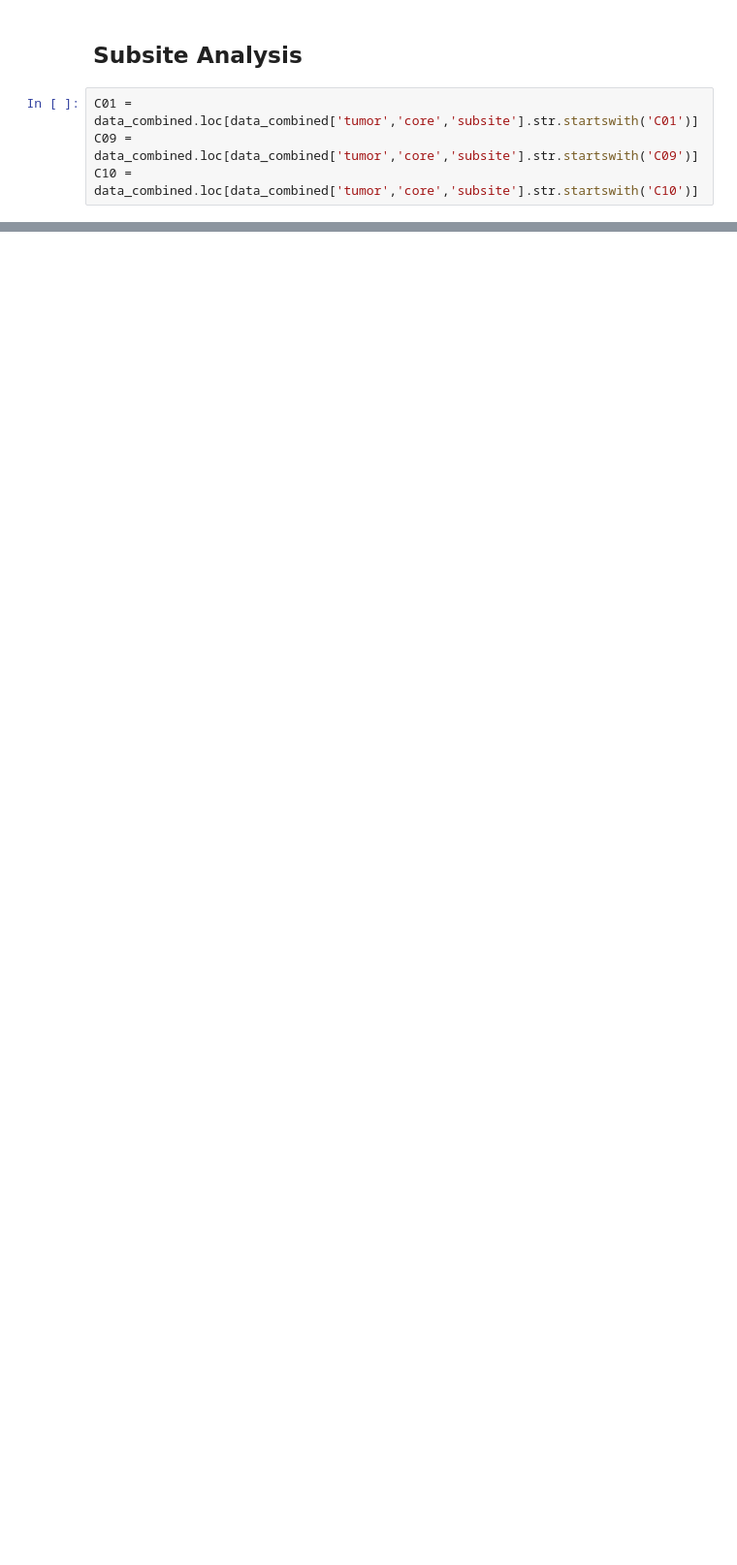
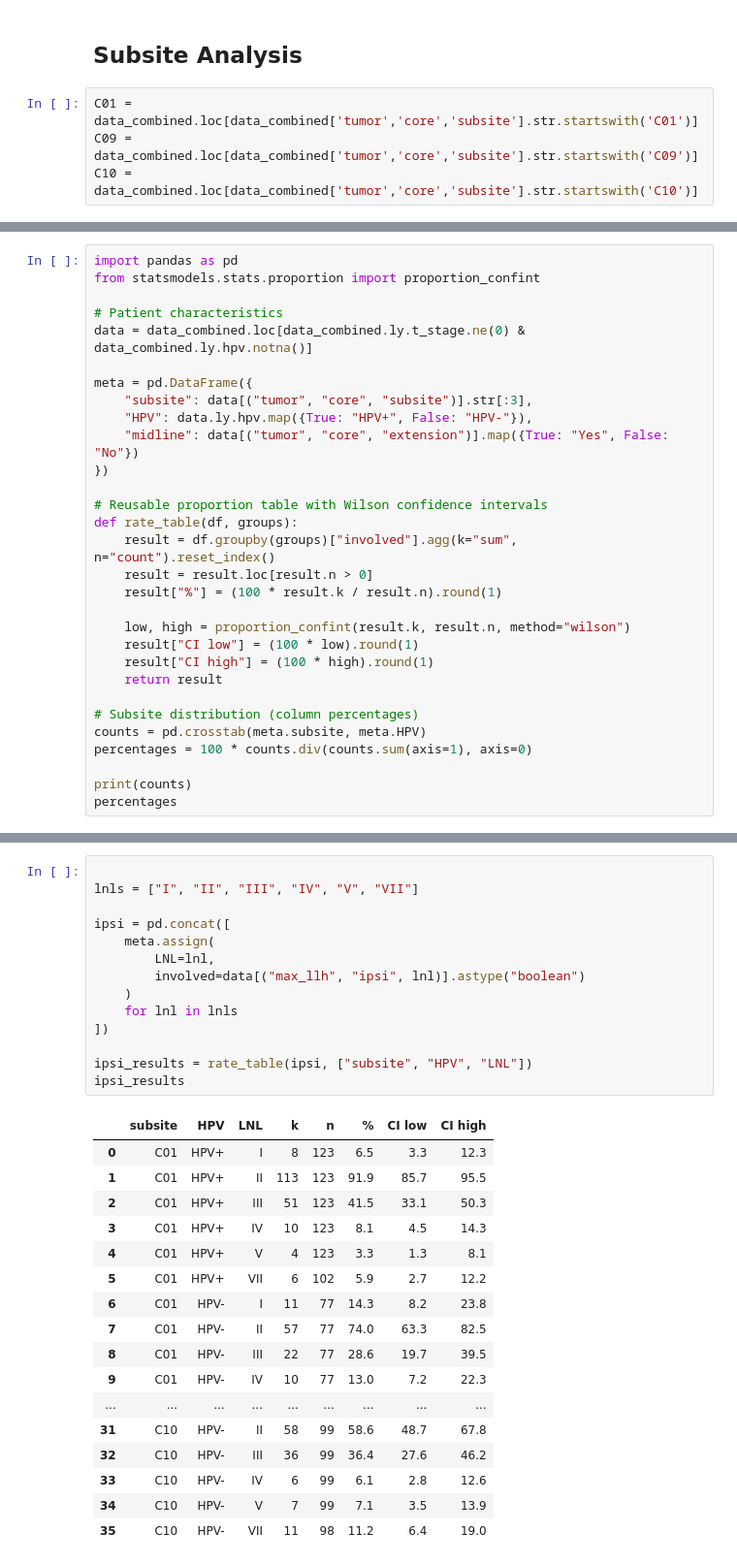
Before and after one commit to YoelPH/HPV-Analysis-PhD-Thesis, a Jupyter notebook: Paper_data_analysis_2026_no_T0.ipynb, the cells around one changed output, grey strips where cells are left out. Shown at 97% size. Saved outputs shown, nothing was run; the diff lists cells and outputs as text; blank space fills up the shorter version.

Commit message:
added subsite analysis

```diff
--- a/Paper_data_analysis_2026_no_T0.ipynb
+++ b/Paper_data_analysis_2026_no_T0.ipynb
@@ -2013,0 +2018,30 @@ T3/T4 HPV-   VII   1/32       3.1%    N/A
+# %%
+import pandas as pd
+from statsmodels.stats.proportion import proportion_confint
+
+# Patient characteristics
+data = data_combined.loc[data_combined.ly.t_stage.ne(0) & data_combined.ly.hpv.notna()]
+
+meta = pd.DataFrame({
+    "subsite": data[("tumor", "core", "subsite")].str[:3],
+    "HPV": data.ly.hpv.map({True: "HPV+", False: "HPV-"}),
+    "midline": data[("tumor", "core", "extension")].map({True: "Yes", False: "No"})
+})
+
+# Reusable proportion table with Wilson confidence intervals
+def rate_table(df, groups):
+    result = df.groupby(groups)["involved"].agg(k="sum", n="count").reset_index()
+    result = result.loc[result.n > 0]
+    result["%"] = (100 * result.k / result.n).round(1)
+
+    low, high = proportion_confint(result.k, result.n, method="wilson")
+    result["CI low"] = (100 * low).round(1)
+    result["CI high"] = (100 * high).round(1)
+    return result
+
+# Subsite distribution (column percentages)
+counts = pd.crosstab(meta.subsite, meta.HPV)
+percentages = 100 * counts.div(counts.sum(axis=1), axis=0)
+
+print(counts)
+percentages
@@ -2013,0 +2059,32 @@ T3/T4 HPV-   VII   1/32       3.1%    N/A
+# %%
+
+lnls = ["I", "II", "III", "IV", "V", "VII"]
+
+ipsi = pd.concat([
+    meta.assign(
+        LNL=lnl,
+        involved=data[("max_llh", "ipsi", lnl)].astype("boolean")
+    )
+    for lnl in lnls
+])
+
+ipsi_results = rate_table(ipsi, ["subsite", "HPV", "LNL"])
+ipsi_results
+# %% [output]
+|  | subsite | HPV | LNL | k | n | % | CI low | CI high |
+| 0 | C01 | HPV+ | I | 8 | 123 | 6.5 | 3.3 | 12.3 |
+| 1 | C01 | HPV+ | II | 113 | 123 | 91.9 | 85.7 | 95.5 |
+| 2 | C01 | HPV+ | III | 51 | 123 | 41.5 | 33.1 | 50.3 |
+| 3 | C01 | HPV+ | IV | 10 | 123 | 8.1 | 4.5 | 14.3 |
+| 4 | C01 | HPV+ | V | 4 | 123 | 3.3 | 1.3 | 8.1 |
+| 5 | C01 | HPV+ | VII | 6 | 102 | 5.9 | 2.7 | 12.2 |
+| 6 | C01 | HPV- | I | 11 | 77 | 14.3 | 8.2 | 23.8 |
+| 7 | C01 | HPV- | II | 57 | 77 | 74.0 | 63.3 | 82.5 |
+| 8 | C01 | HPV- | III | 22 | 77 | 28.6 | 19.7 | 39.5 |
+| 9 | C01 | HPV- | IV | 10 | 77 | 13.0 | 7.2 | 22.3 |
+| ... | ... | ... | ... | ... | ... | ... | ... | ... |
+| 31 | C10 | HPV- | II | 58 | 99 | 58.6 | 48.7 | 67.8 |
+| 32 | C10 | HPV- | III | 36 | 99 | 36.4 | 27.6 | 46.2 |
+| 33 | C10 | HPV- | IV | 6 | 99 | 6.1 | 2.8 | 12.6 |
+| 34 | C10 | HPV- | V | 7 | 99 | 7.1 | 3.5 | 13.9 |
+| 35 | C10 | HPV- | VII | 11 | 98 | 11.2 | 6.4 | 19.0 |
```
Also changed, not shown: parts of 12 cells of this notebook, 6 other files.
